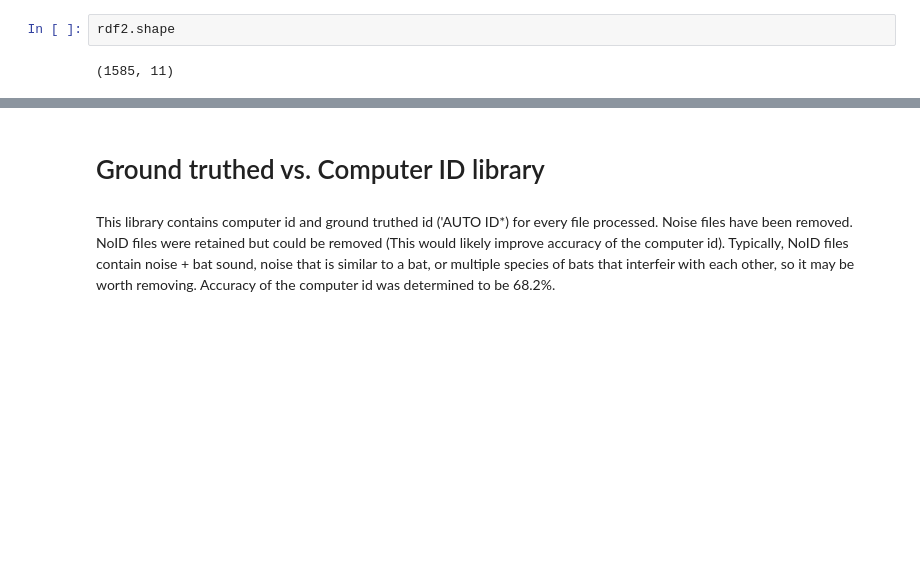
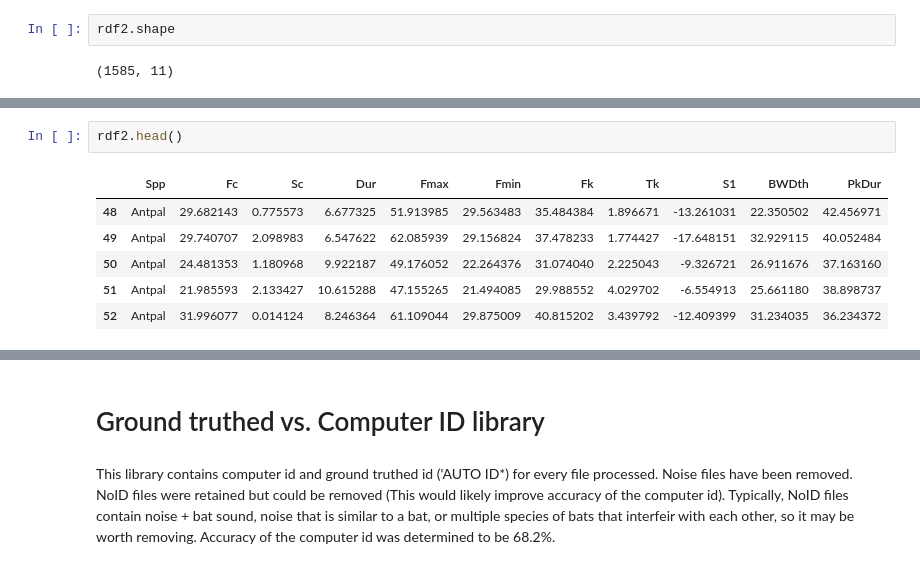
Before and after one commit to haberkornm/Springboard, a Jupyter notebook: Bat_Echolocation_Capstone/Raw_data/Bat_Echolocation_datacleaning.ipynb, the cells around one changed output, grey strips where cells are left out. Saved outputs shown, nothing was run; the diff lists cells and outputs as text; blank space fills up the shorter version.

```diff
--- a/Bat_Echolocation_Capstone/Raw_data/Bat_Echolocation_datacleaning.ipynb
+++ b/Bat_Echolocation_Capstone/Raw_data/Bat_Echolocation_datacleaning.ipynb
@@ -256,3 +274,12 @@ Tadbra    100
 Maccal     69
 Eumund     16
 Name: Spp, dtype: int64
+# %%
+rdf2.head()
+# %% [output]
+|  | Spp | Fc | Sc | Dur | Fmax | Fmin | Fk | Tk | S1 | BWDth | PkDur |
+| 48 | Antpal | 29.682143 | 0.775573 | 6.677325 | 51.913985 | 29.563483 | 35.484384 | 1.896671 | -13.261031 | 22.350502 | 42.456971 |
+| 49 | Antpal | 29.740707 | 2.098983 | 6.547622 | 62.085939 | 29.156824 | 37.478233 | 1.774427 | -17.648151 | 32.929115 | 40.052484 |
+| 50 | Antpal | 24.481353 | 1.180968 | 9.922187 | 49.176052 | 22.264376 | 31.074040 | 2.225043 | -9.326721 | 26.911676 | 37.163160 |
+| 51 | Antpal | 21.985593 | 2.133427 | 10.615288 | 47.155265 | 21.494085 | 29.988552 | 4.029702 | -6.554913 | 25.661180 | 38.898737 |
+| 52 | Antpal | 31.996077 | 0.014124 | 8.246364 | 61.109044 | 29.875009 | 40.815202 | 3.439792 | -12.409399 | 31.234035 | 36.234372 |
```
Also changed, not shown: parts of 11 cells of this notebook.
